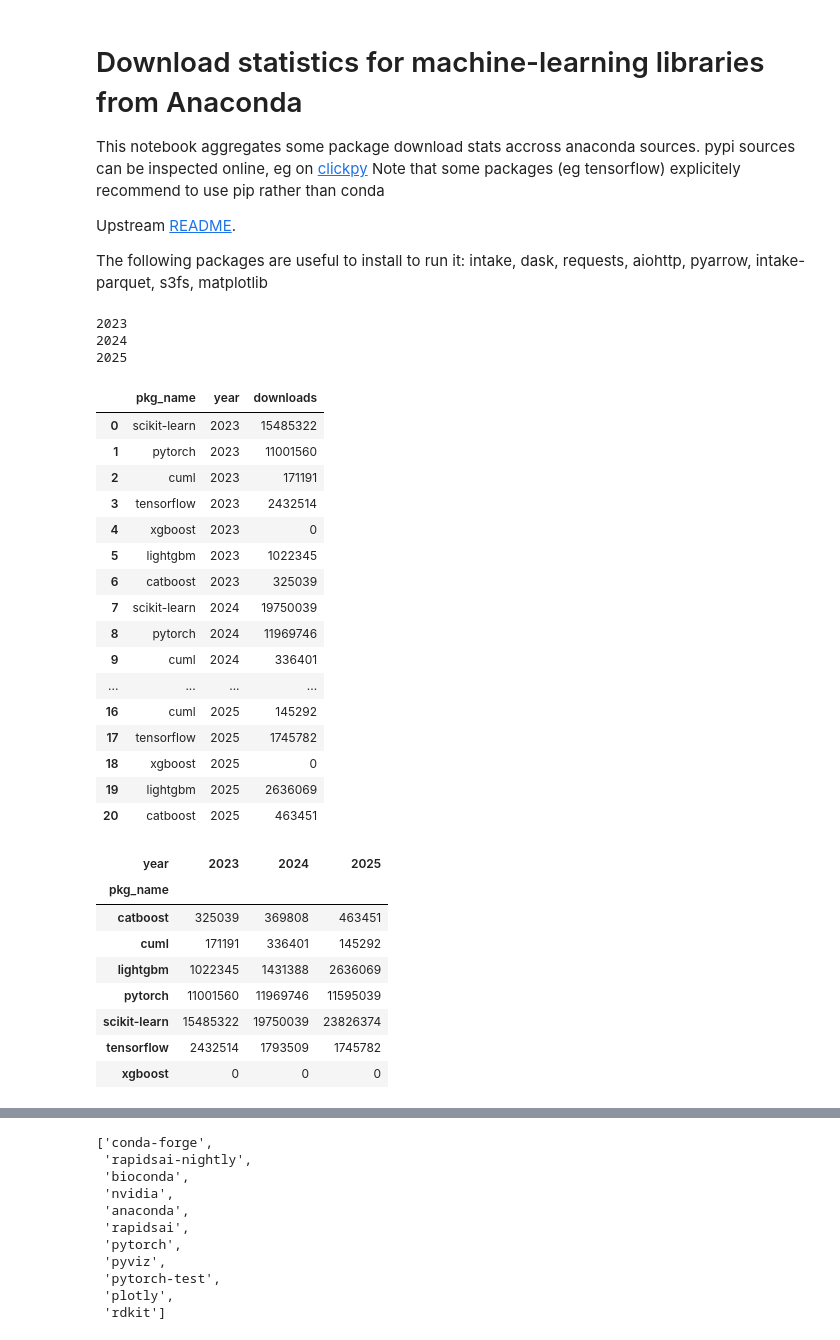
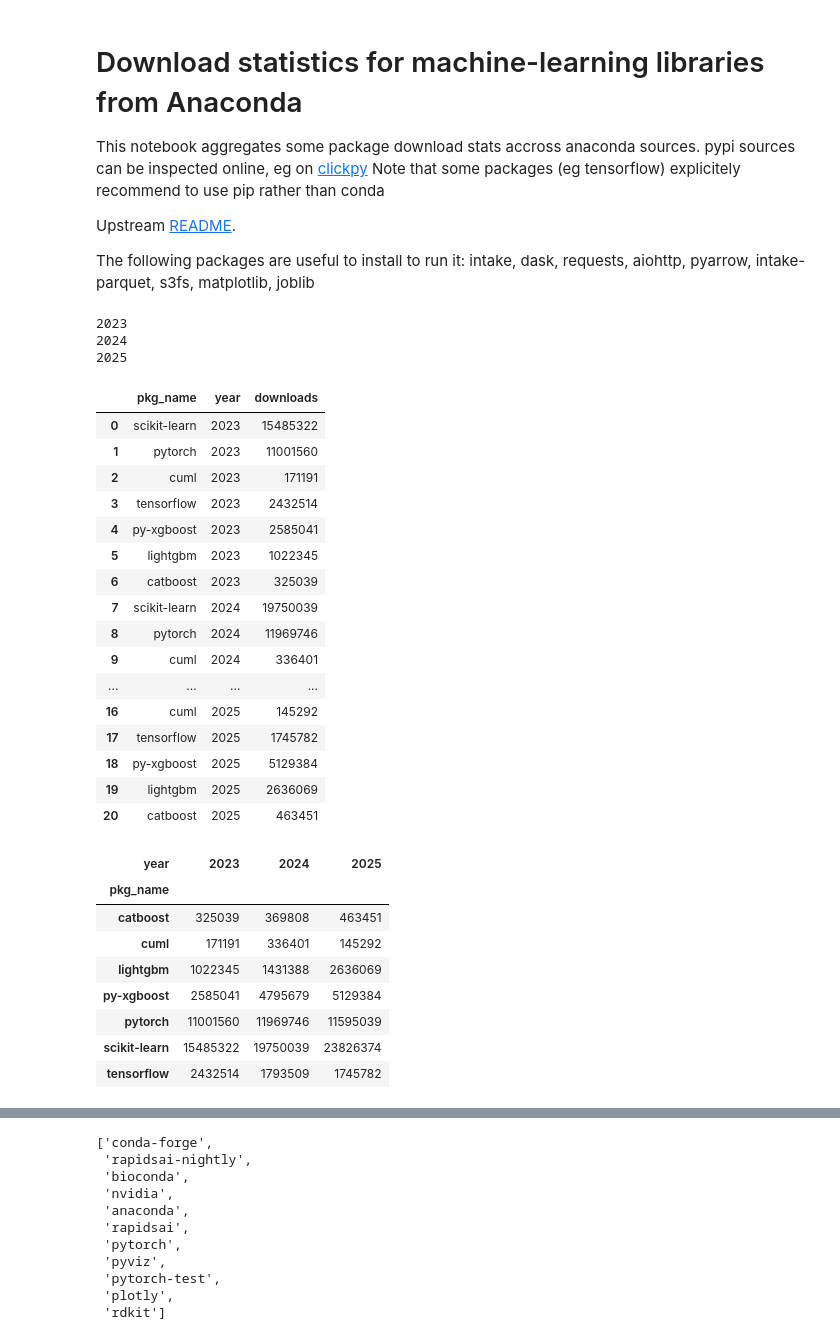
Before and after one commit to GaelVaroquaux/conda_download_stats_ml, a Jupyter notebook: anaconda_download_stats.ipynb, the cells around one changed output, grey strips where cells are left out. Saved outputs shown, nothing was run; the diff lists cells and outputs as text; code cells hidden in the pictures.

```diff
--- a/anaconda_download_stats.ipynb
+++ b/anaconda_download_stats.ipynb
@@ -7,7 +7,7 @@ Note that some packages (eg tensorflow) explicitely recommend to use pip rather
 
 Upstream [README](https://github.com/ContinuumIO/anaconda-package-data/blob/master/README.md#quickstart).
 
-The following packages are useful to install to run it: intake, dask, requests, aiohttp, pyarrow, intake-parquet, s3fs, matplotlib
+The following packages are useful to install to run it: intake, dask, requests, aiohttp, pyarrow, intake-parquet, s3fs, matplotlib, joblib
 # %%
 # Import necessary libraries
 import intake
@@ -19,12 +20,12 @@ cat = intake.open_catalog('https://raw.githubusercontent.com/anaconda/anaconda-p
 # %%
 # required variable assignments
 years = range(2023, 2026)
-packages = ["scikit-learn", "pytorch", "cuml", "tensorflow", "xgboost  ", "lightgbm", "catboost"]
+packages = ["scikit-learn", "pytorch", "cuml", "tensorflow", "py-xgboost", "lightgbm", "catboost"]
 
 #data_source = "anaconda"
 # %%
 # Initialize the dataframe to store the results
-downloads = pd.DataFrame({
+downloads_conda = pd.DataFrame({
     "pkg_name": [],
     "year": [],
     "downloads": [
@@ -40,7 +41,7 @@ for year in years:
                 (df_year_monthly_res["pkg_name"] == pkg_name)
                 #& (df_year_monthly_res["data_source"] == data_source)
             ].reset_index(drop=True)['counts'].sum()
-        downloads = pd.concat([downloads, pd.DataFrame({
+        downloads_conda = pd.concat([downloads_conda, pd.DataFrame({
             "pkg_name": [pkg_name],
             "year": [year],
             "downloads": [pkg_year]
@@ -50,17 +51,17 @@ for year in years:
 2024
 2025
 # %%
-downloads['year'] = downloads['year'].astype(int)
-downloads['downloads'] = downloads['downloads'].astype(int)
-downloads.to_csv("anaconda_downloads.csv", index=False)
-downloads
+downloads_conda['year'] = downloads_conda['year'].astype(int)
+downloads_conda['downloads'] = downloads_conda['downloads'].astype(int)
+downloads_conda.to_csv("anaconda_downloads.csv", index=False)
+downloads_conda
 # %% [output]
 |  | pkg_name | year | downloads |
 | 0 | scikit-learn | 2023 | 15485322 |
 | 1 | pytorch | 2023 | 11001560 |
 | 2 | cuml | 2023 | 171191 |
 | 3 | tensorflow | 2023 | 2432514 |
-| 4 | xgboost | 2023 | 0 |
+| 4 | py-xgboost | 2023 | 2585041 |
 | 5 | lightgbm | 2023 | 1022345 |
 | 6 | catboost | 2023 | 325039 |
 | 7 | scikit-learn | 2024 | 19750039 |
@@ -69,12 +70,12 @@ downloads
 | ... | ... | ... | ... |
 | 16 | cuml | 2025 | 145292 |
 | 17 | tensorflow | 2025 | 1745782 |
-| 18 | xgboost | 2025 | 0 |
+| 18 | py-xgboost | 2025 | 5129384 |
 | 19 | lightgbm | 2025 | 2636069 |
 | 20 | catboost | 2025 | 463451 |
 # %%
  # Pivot the dataframe to have years as columns and package names as index
-pivot_df = downloads.pivot(index='pkg_name', columns='year', values='downloads')
+pivot_df = downloads_conda.pivot(index='pkg_name', columns='year', values='downloads')
 pivot_df
 # %% [output]
 | year | 2023 | 2024 | 2025 |
@@ -82,10 +83,10 @@ pivot_df
 | catboost | 325039 | 369808 | 463451 |
 | cuml | 171191 | 336401 | 145292 |
 | lightgbm | 1022345 | 1431388 | 2636069 |
+| py-xgboost | 2585041 | 4795679 | 5129384 |
 | pytorch | 11001560 | 11969746 | 11595039 |
 | scikit-learn | 15485322 | 19750039 | 23826374 |
 | tensorflow | 2432514 | 1793509 | 1745782 |
-| xgboost | 0 | 0 | 0 |
 # %%
 # Use the pivoted dataframe to create a bar plot
 pivot_df.plot(kind='bar', figsize=(5, 4), title='Yearly downloads with conda')
```
Also changed, not shown: parts of 5 cells of this notebook, 1 other file.
